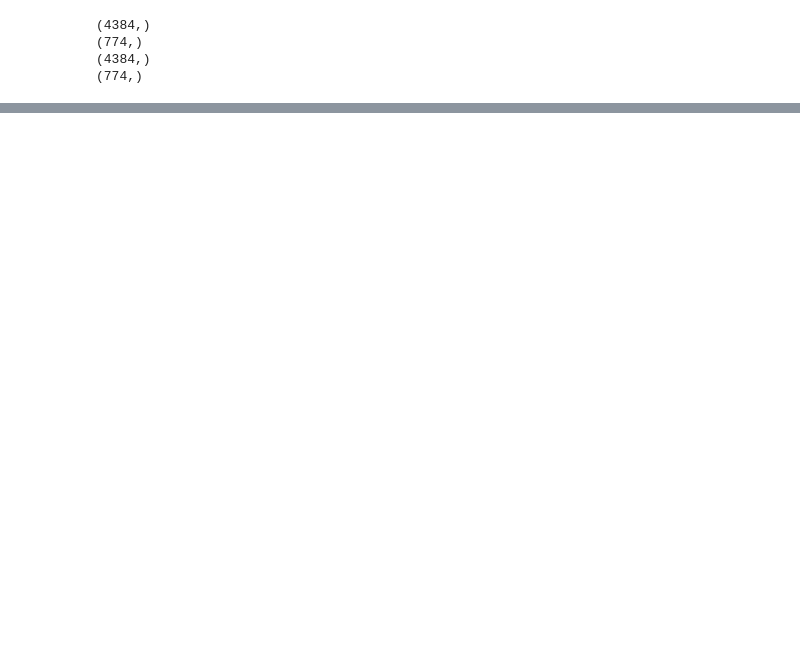
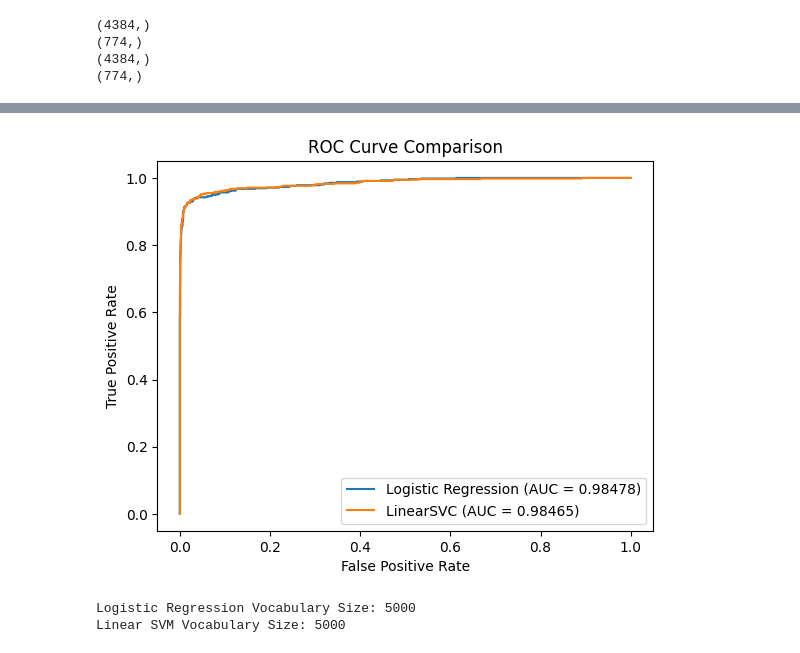
Before and after one commit to Ammar-Negm/ML_Project, a Jupyter notebook: newText.ipynb, the cells around one changed output, grey strips where cells are left out. Saved outputs shown, nothing was run; the diff lists cells and outputs as text; code cells hidden in the pictures; blank space fills up the shorter version.

```diff
--- a/newText.ipynb
+++ b/newText.ipynb
@@ -269,0 +379,20 @@ print(y_test.shape)
+# %%
+param_grid_svm = {
+    'tfidf__ngram_range': [(1, 1), (1, 2), (2, 3)],
+    'tfidf__max_df': [0.6, 0.7, 0.8],
+    'classifier__C': [0.1, 1, 100, 10],
+    'classifier__class_weight': [None, 'balanced']
+}
+# %%
+
+grid_svm = GridSearchCV(
+    estimator=linear_svc_pipeline,
+    param_grid=param_grid_svm,
+    scoring='accuracy',
+    cv=skf,
+    n_jobs=-1,
+    verbose=1
+)
+grid_svm.fit(x_train, y_train)
+print("Best Parameters:", grid_svm.best_params_)
+print("Best Cross-Validation accuracy:", grid_svm.best_score_)
@@ -269,0 +464,39 @@ print(y_test.shape)
+# %%
+# ROC AUC
+
+y_val_proba_log_reg = cross_val_predict(
+    grid_lr.best_estimator_,
+    x_train,
+    y_train,
+    cv=skf,
+    method='predict_proba',
+    n_jobs=-1
+)[:, 1]
+
+fpr_log_reg, tpr_log_reg, _ = roc_curve(y_train, y_val_proba_log_reg)
+roc_auc_log_reg = roc_auc_score(y_train, y_val_proba_log_reg)
+
+
+y_val_proba_linearsvc = cross_val_predict(
+    grid_svm.best_estimator_,
+    x_train,
+    y_train,
+    cv=skf,
+    method='decision_function',
+    n_jobs=-1
+)
+
+fpr_linearsvc, tpr_linearsvc, _ = roc_curve(y_train, y_val_proba_linearsvc)
+roc_auc_linearsvc = roc_auc_score(y_train, y_val_proba_linearsvc)
+
+
+plt.plot(fpr_log_reg, tpr_log_reg, label=f'Logistic Regression (AUC = {roc_auc_log_reg:.5f})')
+plt.plot(fpr_linearsvc, tpr_linearsvc, label=f'LinearSVC (AUC = {roc_auc_linearsvc:.5f})')
+
+plt.xlabel('False Positive Rate')
+plt.ylabel('True Positive Rate')
+plt.title('ROC Curve Comparison')
+plt.legend()
+plt.show()
+# %% [output]
+[figure, added]
@@ -269,0 +507,11 @@ print(y_test.shape)
+# %%
+# Vocabulary Size
+
+print("Logistic Regression Vocabulary Size:",
+    len(grid_lr.best_estimator_.named_steps['tfidf'].get_feature_names_out()))
+
+print("Linear SVM Vocabulary Size:",
+    len(grid_svm.best_estimator_.named_steps['tfidf'].get_feature_names_out()))
+# %% [output]
+Logistic Regression Vocabulary Size: 5000
+Linear SVM Vocabulary Size: 5000
```
Also changed, not shown: parts of 25 cells of this notebook, 3 other files.
